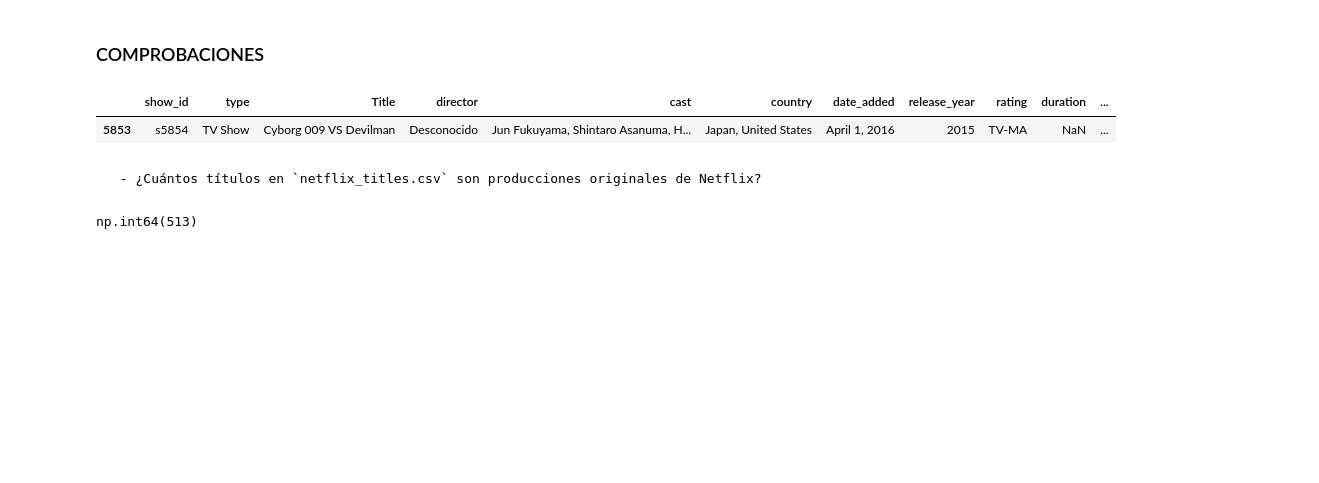
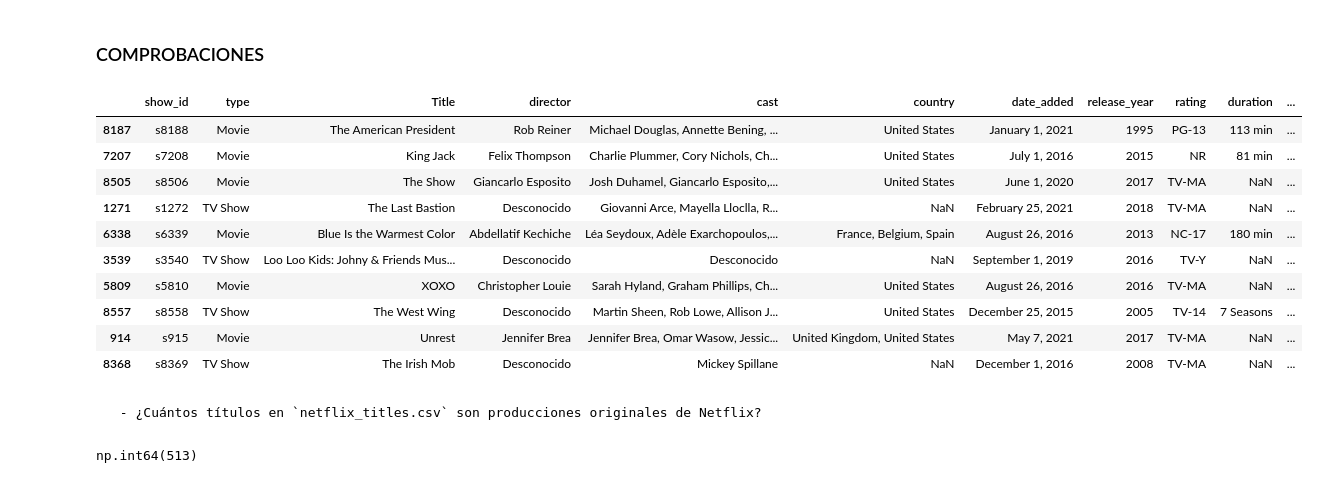
Before and after one commit to QuiqueBrotons83/labs, a Jupyter notebook: Panda/datos/eda_netflix.ipynb, the cells around one changed output. Saved outputs shown, nothing was run; the diff lists cells and outputs as text; code cells hidden in the pictures; blank space fills up the shorter version.

```diff
--- a/Panda/datos/eda..ipynb
+++ b/Panda/datos/eda_netflix.ipynb
@@ -405,10 +441,19 @@ datos_netflix.to_csv("../datos/eda.csv")
 # %% [markdown]
 ### COMPROBACIONES
 # %%
-datos_netflix.sample()
+datos_netflix.sample(10)
 # %% [output]
 |  | show_id | type | Title | director | cast | country | date_added | release_year | rating | duration | ... |
-| 5853 | s5854 | TV Show | Cyborg 009 VS Devilman | Desconocido | Jun Fukuyama, Shintaro Asanuma, H... | Japan, United States | April 1, 2016 | 2015 | TV-MA | NaN | ... |
+| 8187 | s8188 | Movie | The American President | Rob Reiner | Michael Douglas, Annette Bening, ... | United States | January 1, 2021 | 1995 | PG-13 | 113 min | ... |
+| 7207 | s7208 | Movie | King Jack | Felix Thompson | Charlie Plummer, Cory Nichols, Ch... | United States | July 1, 2016 | 2015 | NR | 81 min | ... |
+| 8505 | s8506 | Movie | The Show | Giancarlo Esposito | Josh Duhamel, Giancarlo Esposito,... | United States | June 1, 2020 | 2017 | TV-MA | NaN | ... |
+| 1271 | s1272 | TV Show | The Last Bastion | Desconocido | Giovanni Arce, Mayella Lloclla, R... | NaN | February 25, 2021 | 2018 | TV-MA | NaN | ... |
+| 6338 | s6339 | Movie | Blue Is the Warmest Color | Abdellatif Kechiche | Léa Seydoux, Adèle Exarchopoulos,... | France, Belgium, Spain | August 26, 2016 | 2013 | NC-17 | 180 min | ... |
+| 3539 | s3540 | TV Show | Loo Loo Kids: Johny & Friends Mus... | Desconocido | Desconocido | NaN | September 1, 2019 | 2016 | TV-Y | NaN | ... |
+| 5809 | s5810 | Movie | XOXO | Christopher Louie | Sarah Hyland, Graham Phillips, Ch... | United States | August 26, 2016 | 2016 | TV-MA | NaN | ... |
+| 8557 | s8558 | TV Show | The West Wing | Desconocido | Martin Sheen, Rob Lowe, Allison J... | United States | December 25, 2015 | 2005 | TV-14 | 7 Seasons | ... |
+| 914 | s915 | Movie | Unrest | Jennifer Brea | Jennifer Brea, Omar Wasow, Jessic... | United Kingdom, United States | May 7, 2021 | 2017 | TV-MA | NaN | ... |
+| 8368 | s8369 | TV Show | The Irish Mob | Desconocido | Mickey Spillane | NaN | December 1, 2016 | 2008 | TV-MA | NaN | ... |
 # %% [markdown]
      - ¿Cuántos títulos en `netflix_titles.csv` son producciones originales de Netflix?
 # %%
```
Also changed, not shown: parts of 13 cells of this notebook, 3 other files.
